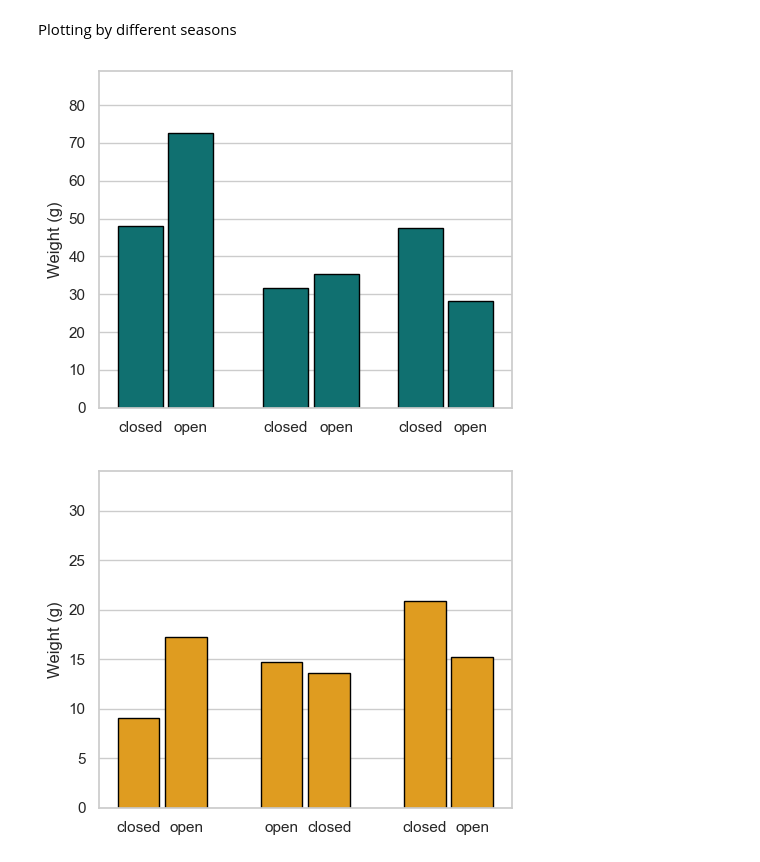
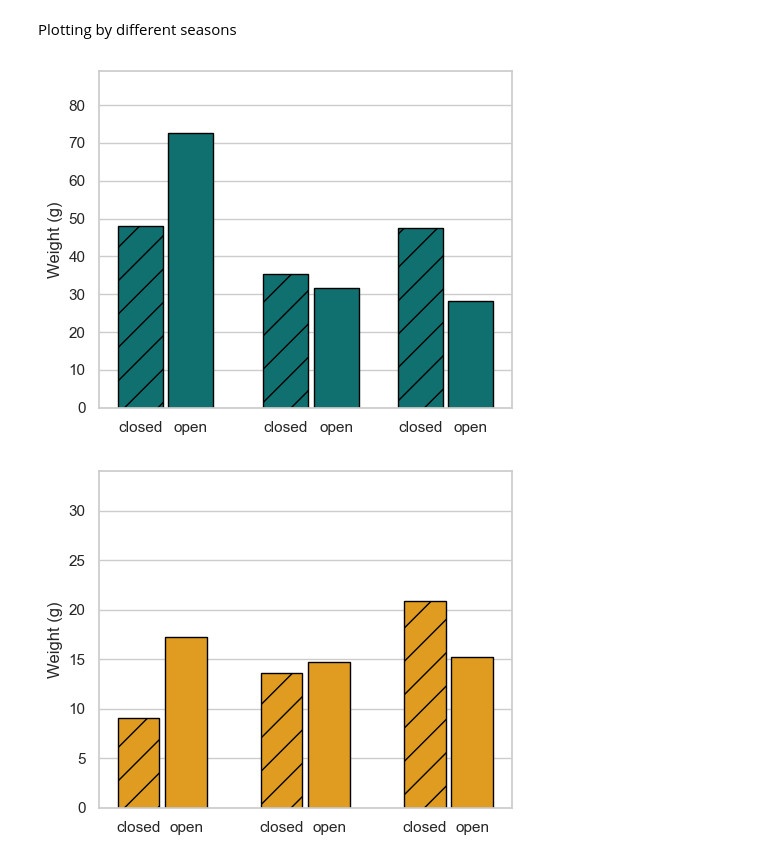
Before and after one commit to nicole-hucke/sediment_trap_paper, a Jupyter notebook: plots/trap_barplots/barplots_code.ipynb, the cells around one changed output. Cells and saved outputs as stored; diff of their text form; code cells hidden in the pictures.

Commit message:
adding hatches

```diff
--- a/plots/trap_barplots/barplots_code.ipynb
+++ b/plots/trap_barplots/barplots_code.ipynb
@@ -466,42 +466,47 @@ plt.show()
 # %% [markdown]
 Plotting by different seasons
 # %%
-spring_weights = total_weights[total_weights['Sample'].str.startswith(('T2-A', 'T2-B', 'T8-C', 'T8-D', 'T1-A', 'T1-B'))]
-# Primary (Total Weights) — Spring and Summer as separate plots
+spring_weights = total_weights[total_weights['Sample'].str.startswith(('T2-A', 'T2-B', 'T8-D', 'T8-C', 'T1-A', 'T1-B'))]
 labels = ['closed\n', 'open\n', 'closed\n', 'open\n', 'closed\n', 'open\n']
 # define the desired order of the samples
-sample_order = ['T2-A', 'T2-B', 'T8-C', 'T8-D', 'T1-A', 'T1-B']
+sample_order = ['T2-A', 'T2-B', 'T8-D', 'T8-C', 'T1-A', 'T1-B']
 # filter by season
-spring_data = summary_weights[summary_weights['season'] == 'Spring']
+spring_data = total_weights[(total_weights['season'] == 'Spring') &
+    (total_weights['Sample'].isin(sample_order))][['Sample', 'Weight']]
 
 sns.set_theme(style="whitegrid")
 fig, ax = plt.subplots(figsize=(5, 4))
 
-# Define positions for bars
+# define positions for bars
 x_positions = [0, 0.45, 1.3, 1.75, 2.5, 2.95]
 bar_width = 0.4
 teal = '#107070'
 
-# Plot bars
-bars = ax.bar(x_positions, spring_data.sort_values('Sample', key=lambda x: x.map({s: i for i, s in enumerate(sample_order)}))['Weight'],
-            width=bar_width, color=teal, edgecolor='black')
+# order the data according to sample_order
+ordered_spring = spring_data.set_index('Sample').loc[sample_order, 'Weight'].values
+bars = ax.bar(x_positions, ordered_spring, width=bar_width, color=teal, edgecolor='black')
+# hatch the closed traps
+for bar, sample in zip(bars, sample_order):
+    if sample.endswith(('A', 'D')):
+        bar.set_hatch('/')
+
 ax.set_ylabel('Weight (g)')
 ax.set_xlabel('')
 ax.set_ylim(0, 89)
 #ax.set_title('Spring')
 ax.xaxis.grid(False)
 
 # Set x-tick positions at the center of each pair
 ax.set_xticks(x_positions)
 ax.set_xticklabels(['closed', 'open', 'closed', 'open', 'closed', 'open'])
 plt.tight_layout()
-plt.savefig('plots/total_weights_spring_individal.jpg', dpi=1000, bbox_inches='tight')
+plt.savefig('plots/total_weights_spring_individal_hatches.jpg', dpi=1000, bbox_inches='tight')
 plt.show()
 # %% [output]
-[figure, old version]
+[figure, new version]
 # %%
 # summer samples and ordering
-sample_order = ['T1-D', 'T1-C', 'T8-C', 'T8-D', 'T5-A', 'T5-B']
+sample_order = ['T1-D', 'T1-C', 'T8-D', 'T8-C', 'T5-A', 'T5-B']
 summer_data = total_weights[
     (total_weights['season'] == 'Summer') &
     (total_weights['Sample'].isin(sample_order))
@@ -516,11 +521,15 @@ bar_width = 0.35
 orange = "#DF9C20"
 
 # plot bars
-ax.bar(x_positions, summer_data.set_index('Sample').loc[sample_order, 'Weight'].values, width=bar_width, color=orange, edgecolor='black')
+bars = ax.bar(x_positions, summer_data.set_index('Sample').loc[sample_order, 'Weight'].values, width=bar_width, color=orange, edgecolor='black')
 ax.set_ylabel('Weight (g)')
 ax.set_xlabel('')
 ax.set_ylim(0, 34)
 ax.xaxis.grid(False)
+
+for bar, sample in zip(bars, sample_order):
+    if sample.endswith(('A', 'D')):
+        bar.set_hatch('/')
 
 # Labels under each bar based on ID suffix
 labels = [('closed' if s.endswith(('A','D')) else 'open') for s in sample_order]
@@ -528,7 +537,7 @@ ax.set_xticks(x_positions)
 ax.set_xticklabels(labels)
 
 plt.tight_layout()
-plt.savefig('plots/total_weights_summer_individual.jpg', dpi=1000, bbox_inches='tight')
+plt.savefig('plots/total_weights_summer_individual_hatches.jpg', dpi=1000, bbox_inches='tight')
 plt.show()
 # %% [output]
-[figure, old version]
+[figure, new version]
```
Also changed, not shown: 7 other files.
